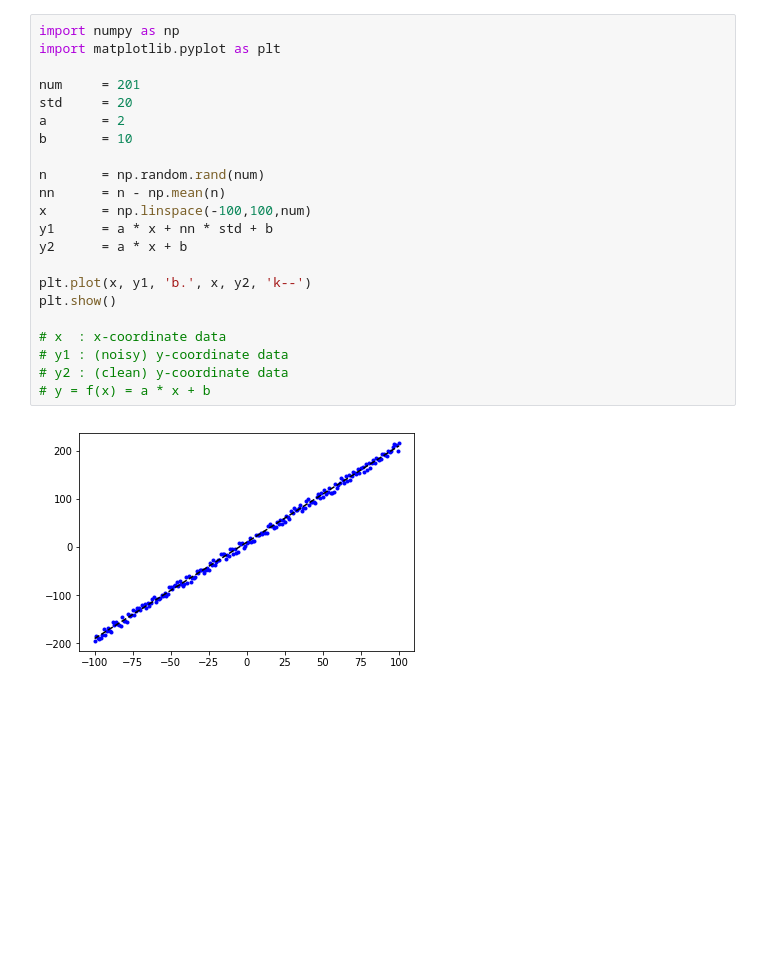
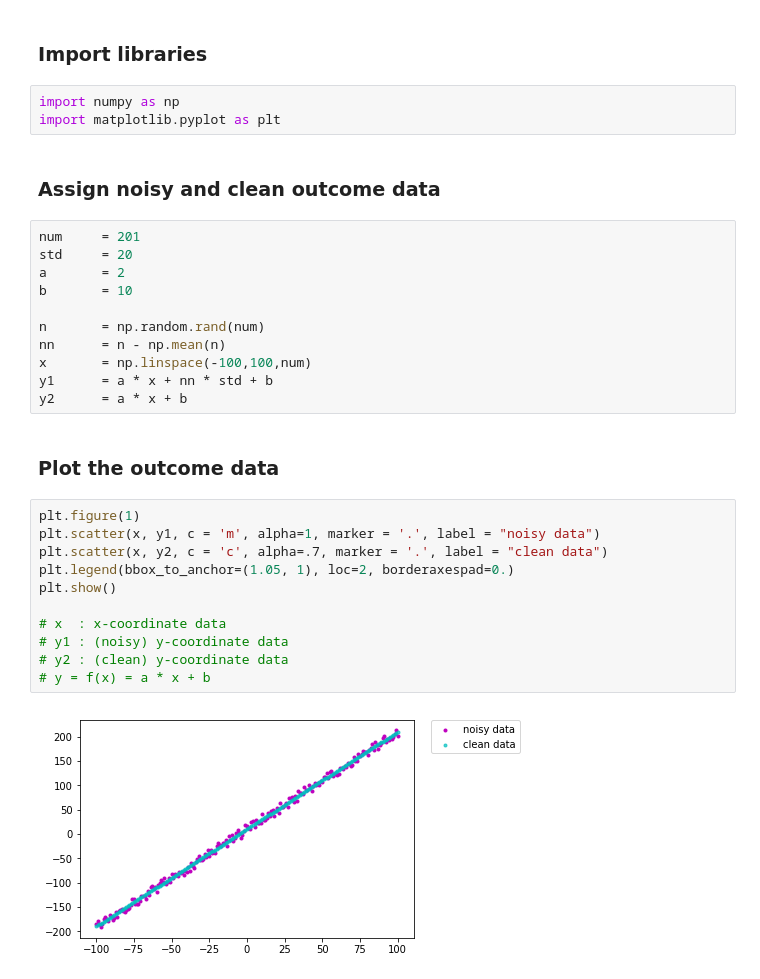
Before and after one commit to dahyedahye/Mathematical-Foundation-for-Computer-Vision-and-Machine-Learning, a Jupyter notebook: Assignment06/MFCVML_Assignment06.ipynb, the cells around one changed output. Cells and saved outputs as stored; diff of their text form; blank space fills up the shorter version.

```diff
--- a/Assignment06/MFCVML_Assignment06.ipynb
+++ b/Assignment06/MFCVML_Assignment06.ipynb
@@ -1,7 +22,11 @@
+# %% [markdown]
+### Import libraries
+# %%
+import numpy as np
+import matplotlib.pyplot as plt
+# %% [markdown]
+### Assign noisy and clean outcome data
 # %%
-import numpy as np
-import matplotlib.pyplot as plt
-
 num     = 201
 std     = 20
 a       = 2
@@ -12,13 +37,18 @@ nn      = n - np.mean(n)
 x       = np.linspace(-100,100,num)
 y1      = a * x + nn * std + b
 y2      = a * x + b
-
-plt.plot(x, y1, 'b.', x, y2, 'k--')
-plt.show()
-
-# x  : x-coordinate data
-# y1 : (noisy) y-coordinate data
-# y2 : (clean) y-coordinate data
-# y = f(x) = a * x + b
-# %% [output]
-[figure, removed]
+# %% [markdown]
+### Plot the outcome data
+# %%
+plt.figure(1)
+plt.scatter(x, y1, c = 'm', alpha=1, marker = '.', label = "noisy data")
+plt.scatter(x, y2, c = 'c', alpha=.7, marker = '.', label = "clean data")
+plt.legend(bbox_to_anchor=(1.05, 1), loc=2, borderaxespad=0.)
+plt.show()
+
+# x  : x-coordinate data
+# y1 : (noisy) y-coordinate data
+# y2 : (clean) y-coordinate data
+# y = f(x) = a * x + b
+# %% [output]
+[figure, added]
```
Also changed, not shown: parts of 13 cells of this notebook, 1 other file.
